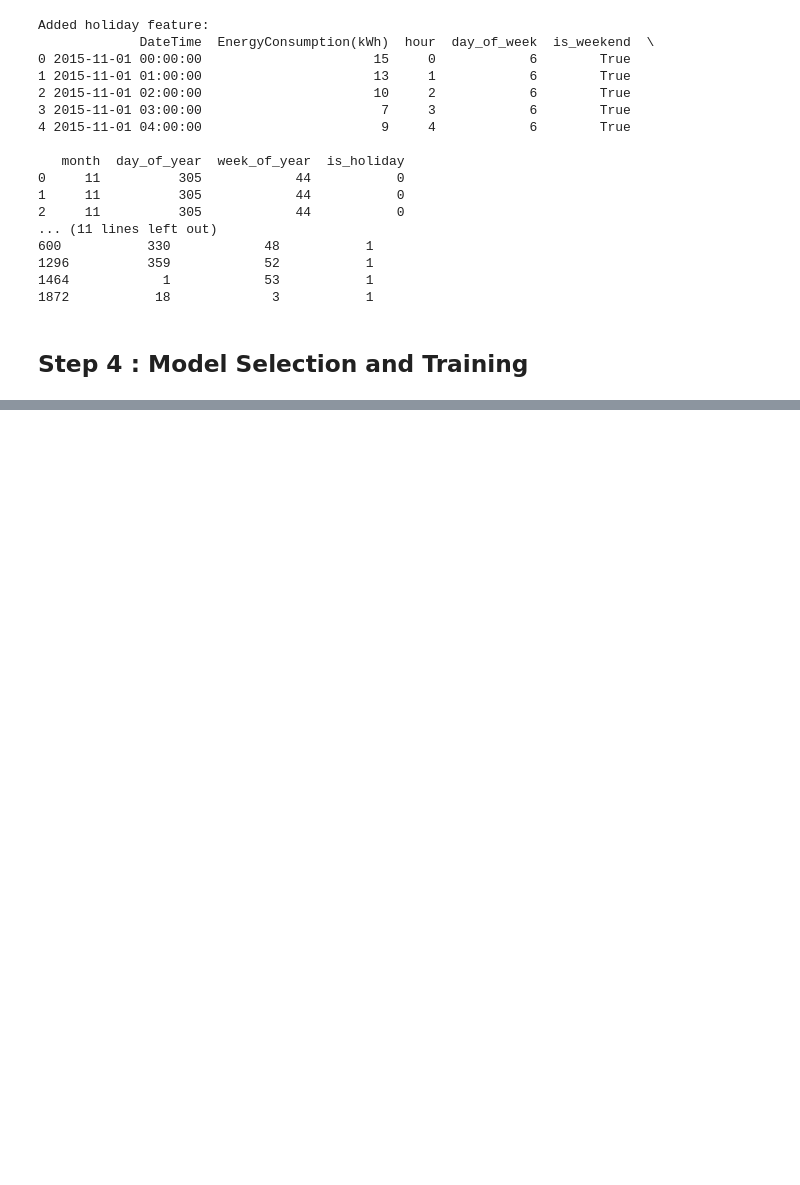
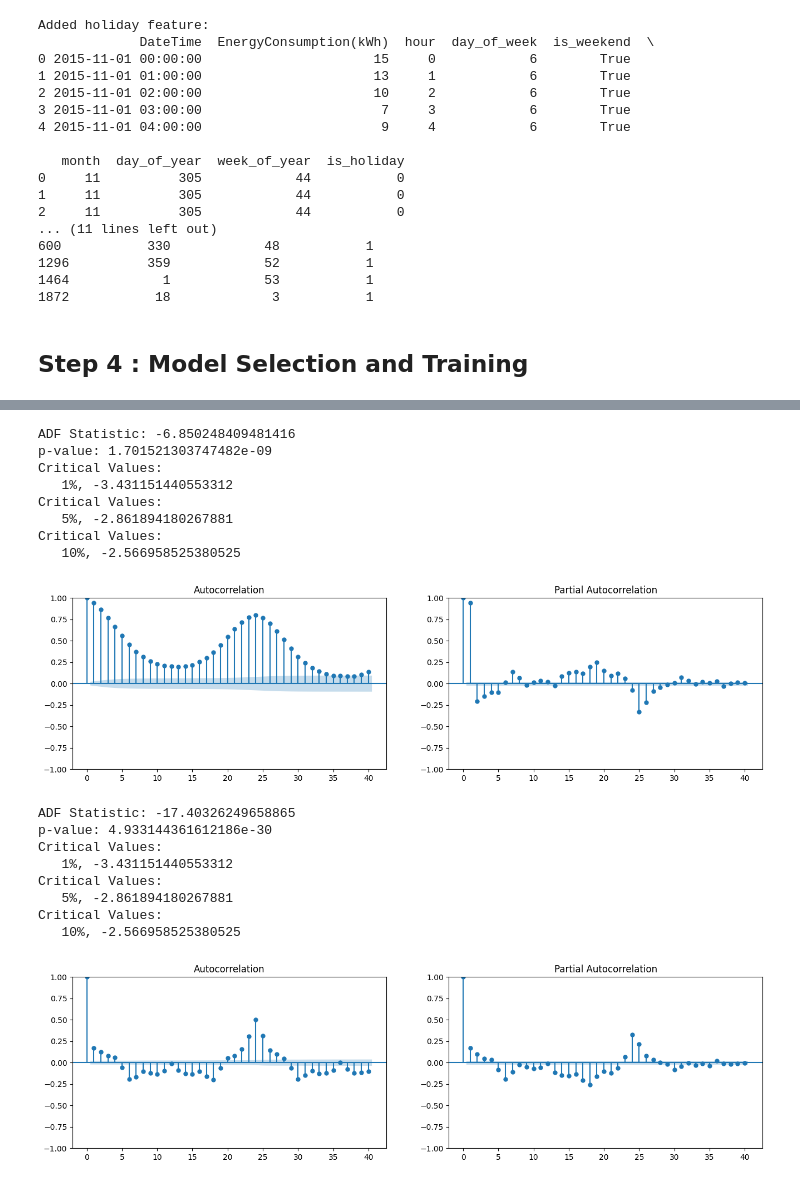
Before and after one commit to Adel2411/energy-consumption-prediction, a Jupyter notebook: energy_forecaster.ipynb, the cells around one changed output, grey strips where cells are left out. Cells and saved outputs as stored; diff of their text form; code cells hidden in the pictures; blank space fills up the shorter version.

```diff
--- a/energy_forecaster.ipynb
+++ b/energy_forecaster.ipynb
@@ -465,0 +480,51 @@ Added holiday feature:
+# %%
+
+# Check for stationarity using Augmented Dickey-Fuller test
+def check_stationarity(timeseries):
+    result = adfuller(timeseries)
+    print('ADF Statistic:', result[0])
+    print('p-value:', result[1])
+    for key, value in result[4].items():
+        print('Critical Values:')
+        print(f'   {key}, {value}')
+
+# Plot ACF and PACF to determine AR and MA components
+def plot_acf_pacf(timeseries, lags=40):
+    fig, axes = plt.subplots(1, 2, figsize=(16, 4))
+    plot_acf(timeseries, lags=lags, ax=axes[0])
+    plot_pacf(timeseries, lags=lags, ax=axes[1])
+    plt.show()
+
+# Check stationarity of the time series
+check_stationarity(train_df['EnergyConsumption(kWh)'])
+
+# Plot ACF and PACF
+plot_acf_pacf(train_df['EnergyConsumption(kWh)'])
+
+# Differencing to make the time series stationary
+train_df['EnergyConsumption_diff'] = train_df['EnergyConsumption(kWh)'].diff().dropna()
+
+# Check stationarity of the differenced time series
+check_stationarity(train_df['EnergyConsumption_diff'].dropna())
+
+# Plot ACF and PACF of the differenced time series
+plot_acf_pacf(train_df['EnergyConsumption_diff'].dropna())
+# %% [output]
+ADF Statistic: -6.850248409481416
+p-value: 1.701521303747482e-09
+Critical Values:
+   1%, -3.431151440553312
+Critical Values:
+   5%, -2.861894180267881
+Critical Values:
+   10%, -2.566958525380525
+[figure, added]
+ADF Statistic: -17.40326249658865
+p-value: 4.933144361612186e-30
+Critical Values:
+   1%, -3.431151440553312
+Critical Values:
+   5%, -2.861894180267881
+Critical Values:
+   10%, -2.566958525380525
+[figure, added]
```
Also changed, not shown: parts of 15 cells of this notebook, 4 other files.
